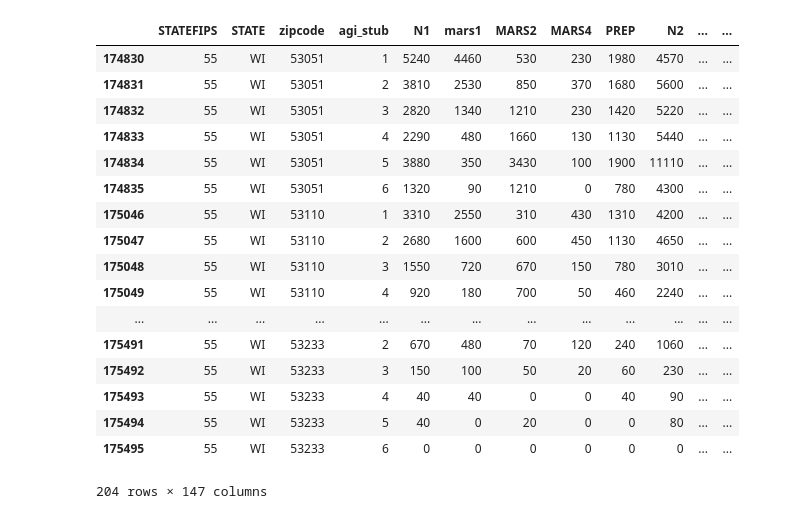
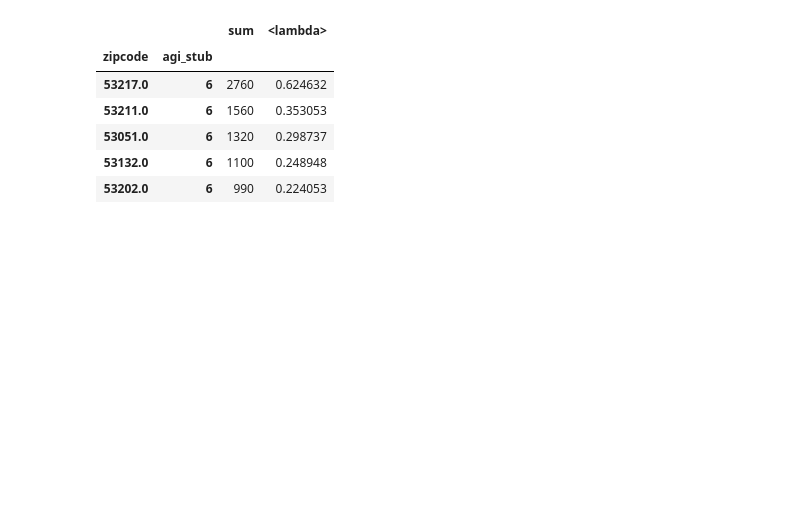
Before and after one commit to peterdobbs77/pop_health_mke, a Jupyter notebook: mke_pop_health.ipynb, the cells around one changed output. Cells and saved outputs as stored; diff of their text form; code cells hidden in the pictures; blank space fills up the shorter version.

```diff
--- a/mke_pop_health.ipynb
+++ b/mke_pop_health.ipynb
@@ -11,24 +12,18 @@ nat_irs_16 = pd.read_csv('16zpallagi.csv') # IRS Data 2016
 # %%
-mke_zip = [x for x in calls_service['ZIP Code'].unique().astype(int) if ~np.isnan(x)]
-mke_ald = [x for x in calls_service['Aldermanic District'].unique().astype(int) if ~np.isnan(x)]
+mke_zip = [x for x in calls_service['ZIP Code'].unique() if ~np.isnan(x)]
+mke_ald = [x for x in calls_service['Aldermanic District'].unique() if ~np.isnan(x)]
 mke_irs_16 = nat_irs_16[nat_irs_16['zipcode'].isin(mke_zip)]
-mke_irs_16
-# %% [output]
-|  | STATEFIPS | STATE | zipcode | agi_stub | N1 | mars1 | MARS2 | MARS4 | PREP | N2 | ... | ... |
-| 174830 | 55 | WI | 53051 | 1 | 5240 | 4460 | 530 | 230 | 1980 | 4570 | ... | ... |
-| 174831 | 55 | WI | 53051 | 2 | 3810 | 2530 | 850 | 370 | 1680 | 5600 | ... | ... |
-| 174832 | 55 | WI | 53051 | 3 | 2820 | 1340 | 1210 | 230 | 1420 | 5220 | ... | ... |
-| 174833 | 55 | WI | 53051 | 4 | 2290 | 480 | 1660 | 130 | 1130 | 5440 | ... | ... |
-| 174834 | 55 | WI | 53051 | 5 | 3880 | 350 | 3430 | 100 | 1900 | 11110 | ... | ... |
-| 174835 | 55 | WI | 53051 | 6 | 1320 | 90 | 1210 | 0 | 780 | 4300 | ... | ... |
-| 175046 | 55 | WI | 53110 | 1 | 3310 | 2550 | 310 | 430 | 1310 | 4200 | ... | ... |
-| 175047 | 55 | WI | 53110 | 2 | 2680 | 1600 | 600 | 450 | 1130 | 4650 | ... | ... |
-| 175048 | 55 | WI | 53110 | 3 | 1550 | 720 | 670 | 150 | 780 | 3010 | ... | ... |
-| 175049 | 55 | WI | 53110 | 4 | 920 | 180 | 700 | 50 | 460 | 2240 | ... | ... |
-| ... | ... | ... | ... | ... | ... | ... | ... | ... | ... | ... | ... | ... |
-| 175491 | 55 | WI | 53233 | 2 | 670 | 480 | 70 | 120 | 240 | 1060 | ... | ... |
-| 175492 | 55 | WI | 53233 | 3 | 150 | 100 | 50 | 20 | 60 | 230 | ... | ... |
-| 175493 | 55 | WI | 53233 | 4 | 40 | 40 | 0 | 0 | 40 | 90 | ... | ... |
-| 175494 | 55 | WI | 53233 | 5 | 40 | 0 | 20 | 0 | 0 | 80 | ... | ... |
-| 175495 | 55 | WI | 53233 | 6 | 0 | 0 | 0 | 0 | 0 | 0 | ... | ... |
-204 rows × 147 columns
+# %%
+n_one_mke = mke_irs_16[['zipcode','agi_stub','N1']].groupby(['zipcode','agi_stub']).agg({'N1':['sum',lambda x: 100*x.sum()/(mke_irs_16['N1'].sum())]})['N1']
+#n1_mke.columns.str.replace('<lambda>','% of total pop')
+n_one_mke_clean = n_one_mke[n_one_mke['sum'] > 0]
+n_one_mke = n_one_mke_clean.sort_values(by=['agi_stub','sum'],ascending=False)
+n_one_mke.head()
+# %% [output]
+|  |  | sum | <lambda> |
+| zipcode | agi_stub |  |  |
+| 53217.0 | 6 | 2760 | 0.624632 |
+| 53211.0 | 6 | 1560 | 0.353053 |
+| 53051.0 | 6 | 1320 | 0.298737 |
+| 53132.0 | 6 | 1100 | 0.248948 |
+| 53202.0 | 6 | 990 | 0.224053 |
```
Also changed, not shown: parts of 22 cells of this notebook.
